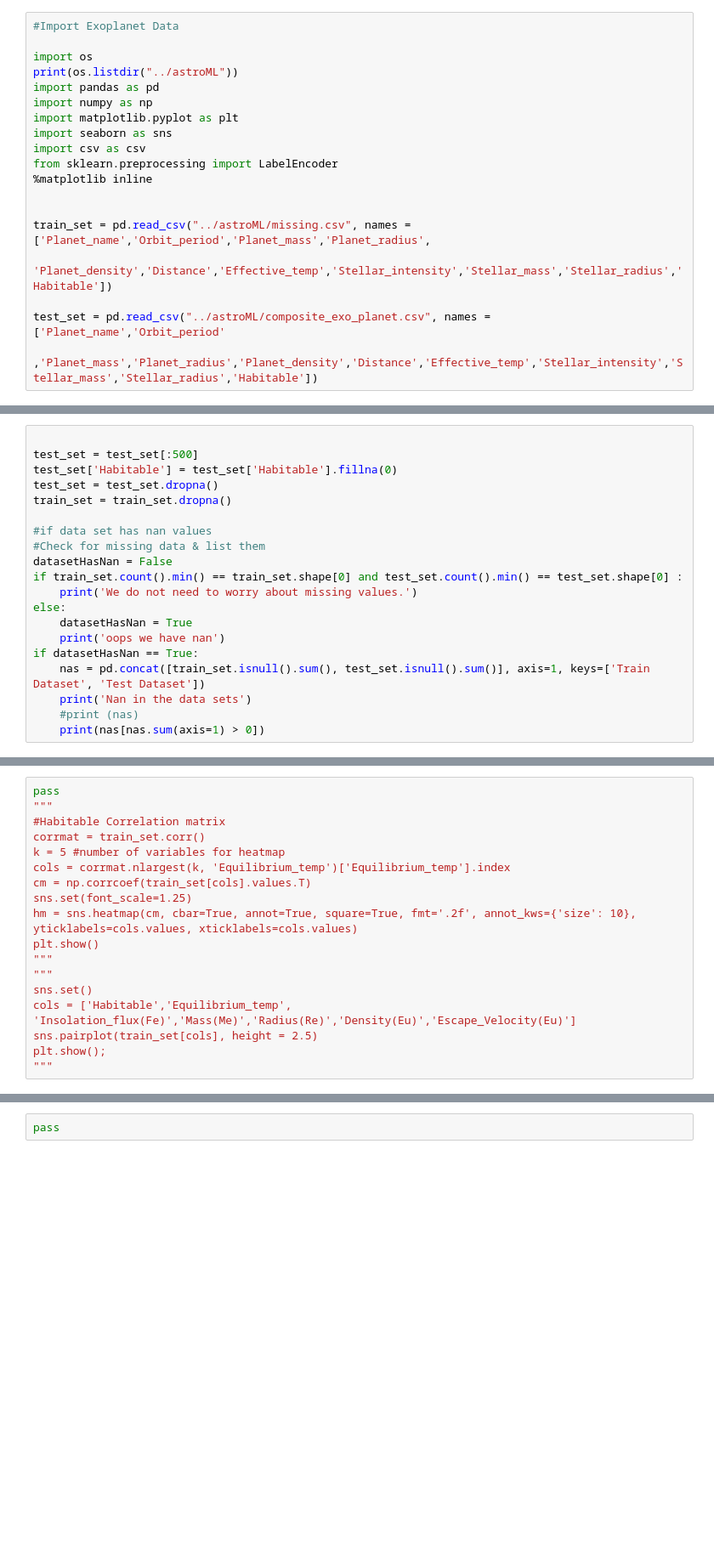
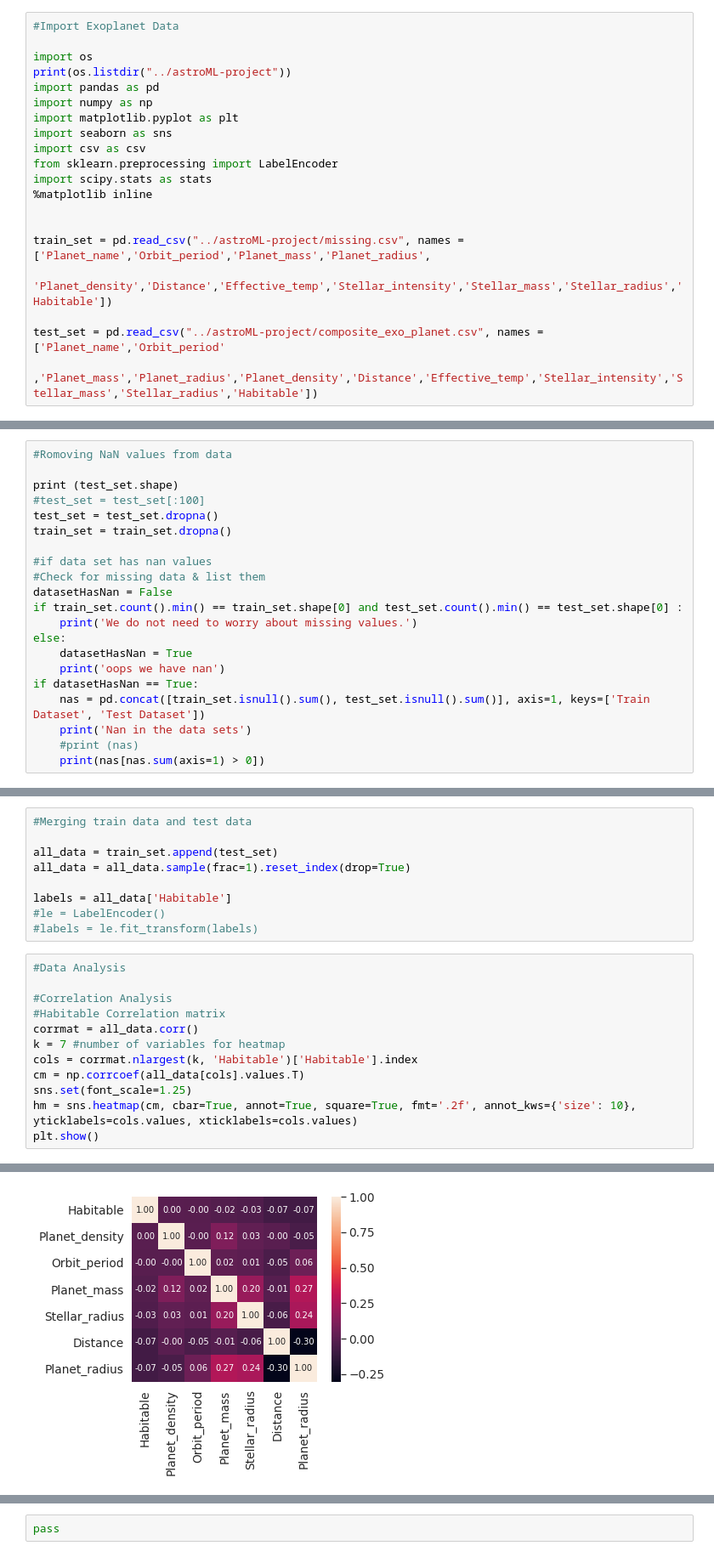
Before and after one commit to VaibhavKaushik2205/astroML-project, a Jupyter notebook: Exo-planets.ipynb, the cells around one changed output, grey strips where cells are left out. Shown: that part at 85% size. Saved outputs shown, nothing was run; the diff lists cells and outputs as text; blank space fills up the shorter version.

Commit message:
data analysis - correlation matrix and scatterplots

```diff
--- a/Exo-planets.ipynb
+++ b/Exo-planets.ipynb
@@ -2,19 +2,20 @@
 #Import Exoplanet Data
 
 import os
-print(os.listdir("../astroML"))
+print(os.listdir("../astroML-project"))
 import pandas as pd
 import numpy as np
 import matplotlib.pyplot as plt
 import seaborn as sns
 import csv as csv
 from sklearn.preprocessing import LabelEncoder
+import scipy.stats as stats
 %matplotlib inline
 
 
-train_set = pd.read_csv("../astroML/missing.csv", names = ['Planet_name','Orbit_period','Planet_mass','Planet_radius',
+train_set = pd.read_csv("../astroML-project/missing.csv", names = ['Planet_name','Orbit_period','Planet_mass','Planet_radius',
                                                                 'Planet_density','Distance','Effective_temp','Stellar_intensity','Stellar_mass','Stellar_radius','Habitable'])
 
-test_set = pd.read_csv("../astroML/composite_exo_planet.csv", names = ['Planet_name','Orbit_period'
+test_set = pd.read_csv("../astroML-project/composite_exo_planet.csv", names = ['Planet_name','Orbit_period'
                                                                 ,'Planet_mass','Planet_radius','Planet_density','Distance','Effective_temp','Stellar_intensity','Stellar_mass','Stellar_radius','Habitable'])
 # %% [output]
@@ -30,9 +30,10 @@ train_set.head()
 | 3 | GJ 667 C f | 39.026000 | 2.70 | 1.450 | 4.87 | 6.80 | 3350.0 | ... |
 | 4 | Kepler-442 b | 112.305300 | 2.36 | 1.340 | 5.39 | 342.00 | 4402.0 | ... |
 # %%
+#Romoving NaN values from data
 
-test_set = test_set[:500]
-test_set['Habitable'] = test_set['Habitable'].fillna(0)
+print (test_set.shape)
+#test_set = test_set[:100]
 test_set = test_set.dropna()
 train_set = train_set.dropna()
 
@@ -53,20 +55,23 @@ if datasetHasNan == True:
 We do not need to worry about missing values.
+# %%
+#Merging train data and test data
+
+all_data = train_set.append(test_set)
+all_data = all_data.sample(frac=1).reset_index(drop=True)
+
+labels = all_data['Habitable']
+#le = LabelEncoder()
+#labels = le.fit_transform(labels)
 # %%
-pass
-"""
+#Data Analysis
+
+#Correlation Analysis
 #Habitable Correlation matrix
-corrmat = train_set.corr()
-k = 5 #number of variables for heatmap
-cols = corrmat.nlargest(k, 'Equilibrium_temp')['Equilibrium_temp'].index
-cm = np.corrcoef(train_set[cols].values.T)
+corrmat = all_data.corr()
+k = 7 #number of variables for heatmap
+cols = corrmat.nlargest(k, 'Habitable')['Habitable'].index
+cm = np.corrcoef(all_data[cols].values.T)
 sns.set(font_scale=1.25)
 hm = sns.heatmap(cm, cbar=True, annot=True, square=True, fmt='.2f', annot_kws={'size': 10}, yticklabels=cols.values, xticklabels=cols.values)
 plt.show()
-"""
-"""
-sns.set()
-cols = ['Habitable','Equilibrium_temp', 'Insolation_flux(Fe)','Mass(Me)','Radius(Re)','Density(Eu)','Escape_Velocity(Eu)']
-sns.pairplot(train_set[cols], height = 2.5)
-plt.show();
-"""
 # %% [output]
@@ -73,0 +78 @@ plt.show();
+[figure, added]
```
Also changed, not shown: parts of 14 cells of this notebook, 1 other file.
